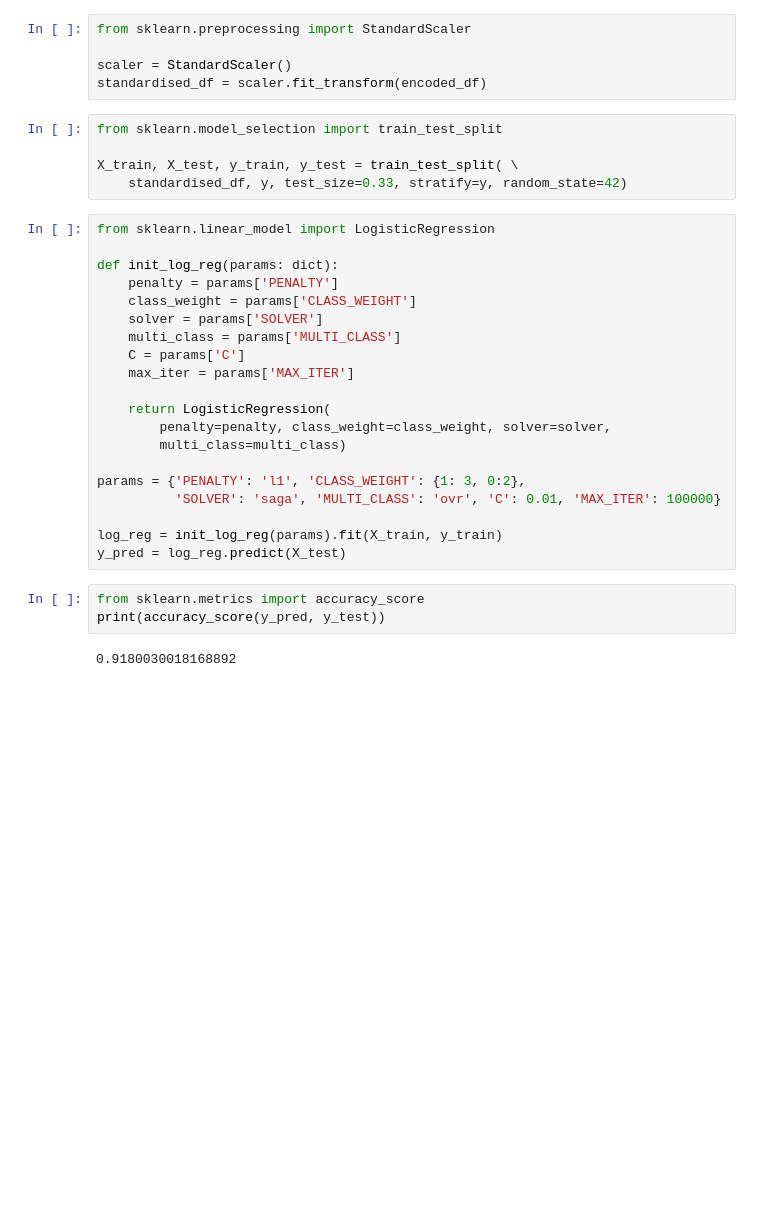
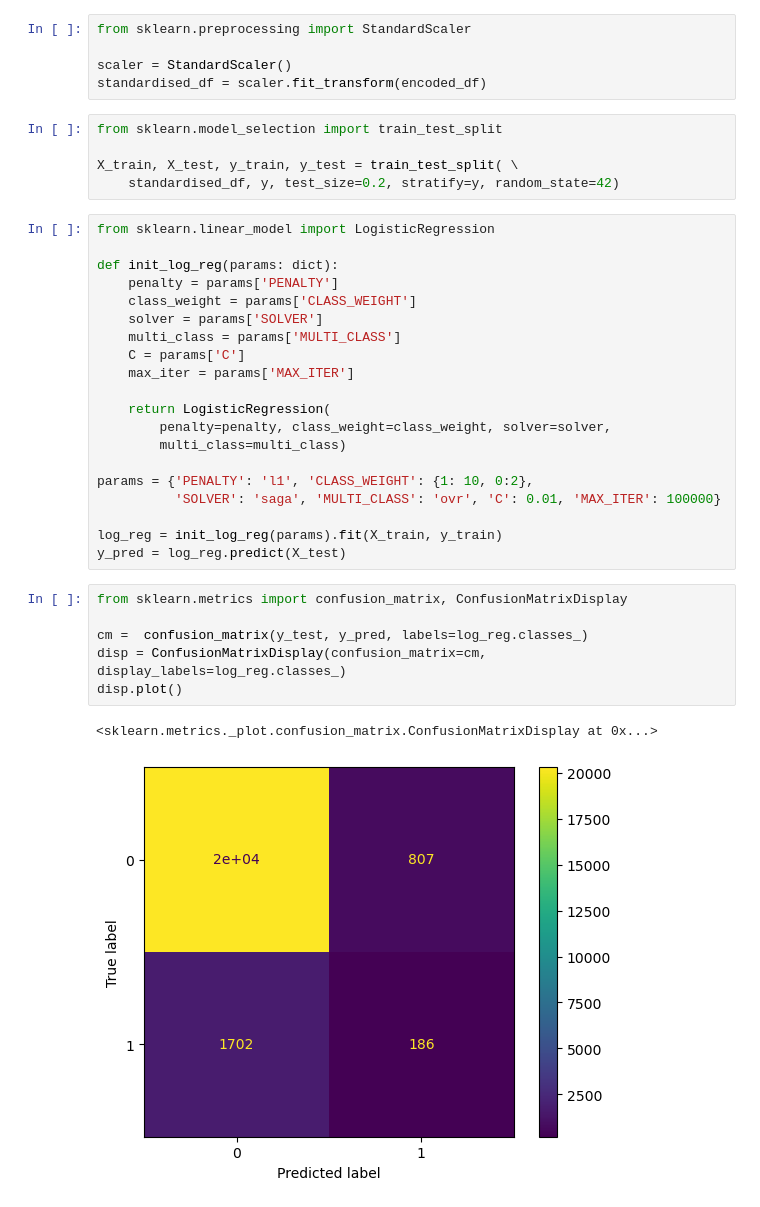
Before and after one commit to HoWeiChin/GA_Capstone, a Jupyter notebook: default-prediction.ipynb, the cells around one changed output. Drawn from its saved outputs; the diff is of its cells as text; blank space fills up the shorter version.

```diff
--- a/default-prediction.ipynb
+++ b/default-prediction.ipynb
@@ -123,7 +152,7 @@ standardised_df = scaler.fit_transform(encoded_df)
 from sklearn.model_selection import train_test_split
 
 X_train, X_test, y_train, y_test = train_test_split( \
-    standardised_df, y, test_size=0.33, stratify=y, random_state=42)
+    standardised_df, y, test_size=0.2, stratify=y, random_state=42)
 # %%
 from sklearn.linear_model import LogisticRegression
 
@@ -139,16 +168,20 @@ def init_log_reg(params: dict):
         penalty=penalty, class_weight=class_weight, solver=solver,
         multi_class=multi_class)
 
-params = {'PENALTY': 'l1', 'CLASS_WEIGHT': {1: 3, 0:2},
+params = {'PENALTY': 'l1', 'CLASS_WEIGHT': {1: 10, 0:2},
           'SOLVER': 'saga', 'MULTI_CLASS': 'ovr', 'C': 0.01, 'MAX_ITER': 100000}
 
 log_reg = init_log_reg(params).fit(X_train, y_train)
 y_pred = log_reg.predict(X_test)
-# %%
-from sklearn.metrics import accuracy_score
-print(accuracy_score(y_pred, y_test))
-# %% [output]
-0.9180030018168892
+# %%
+from sklearn.metrics import confusion_matrix, ConfusionMatrixDisplay
+
+cm =  confusion_matrix(y_test, y_pred, labels=log_reg.classes_)
+disp = ConfusionMatrixDisplay(confusion_matrix=cm, display_labels=log_reg.classes_)
+disp.plot()
+# %% [output]
+<sklearn.metrics._plot.confusion_matrix.ConfusionMatrixDisplay at 0x...>
+[figure, added]
 # %%
 def plot_feature_impt(coeffs, features):
     coeff_dict = {'COEFF': [], 'FEATURE': []}
```
Also changed, not shown: parts of 31 cells of this notebook.
